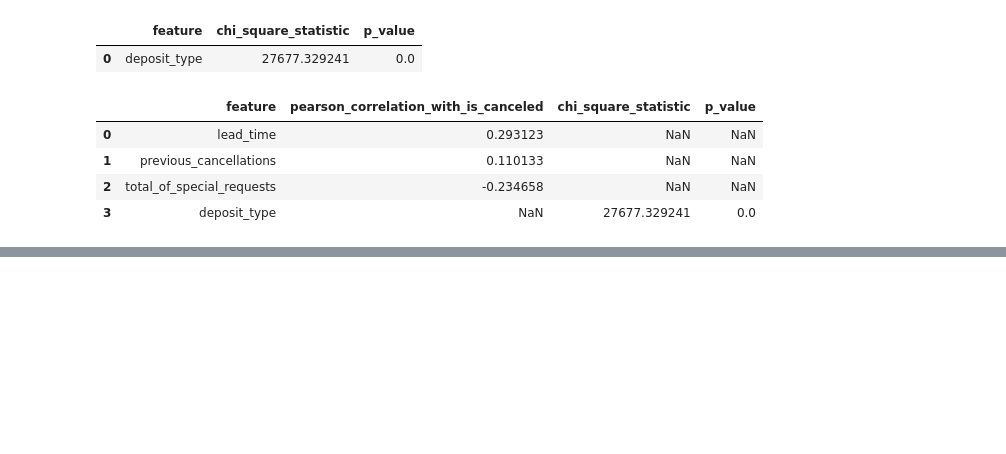
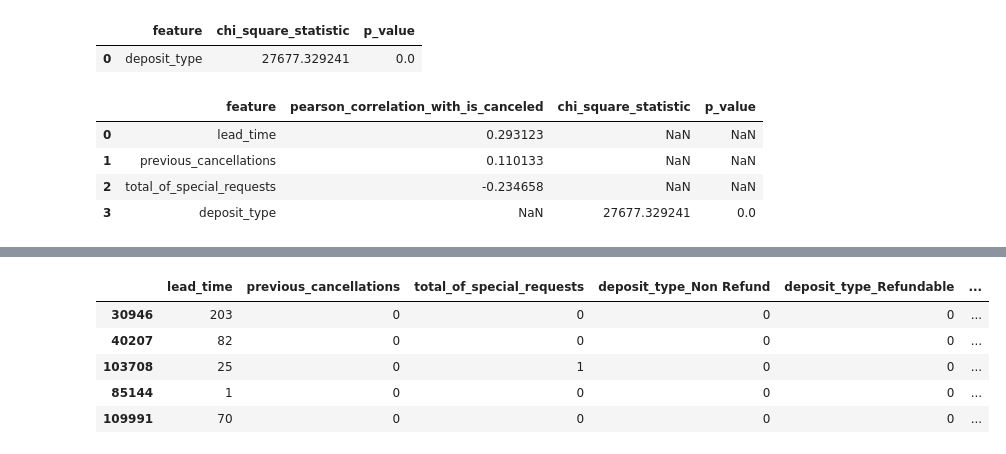
Before and after one commit to huntersarkis/hotel-booking-cancellation, a Jupyter notebook: notebooks/hotel_cancellation.ipynb, the cells around one changed output, grey strips where cells are left out. Drawn from its saved outputs; the diff is of its cells as text; code cells hidden in the pictures; blank space fills up the shorter version.

```diff
--- a/notebooks/hotel_cancellation.ipynb
+++ b/notebooks/hotel_cancellation.ipynb
@@ -216,0 +282,14 @@ bivariate_results.to_excel("../excel/hotel_bivariate_statistics.xlsx", index=Fal
+# %%
+# Convert boolean columns to integers
+bool_cols = model_df.select_dtypes(include="bool").columns
+model_df[bool_cols] = model_df[bool_cols].astype(int)
+
+# Define features and target
+X = model_df.drop("is_canceled", axis=1)
+y = model_df["is_canceled"]
+
+print("Feature columns:")
+print(X.columns.tolist())
+
+print("\nTarget distribution:")
+print(y.value_counts())
@@ -216,0 +440,22 @@ bivariate_results.to_excel("../excel/hotel_bivariate_statistics.xlsx", index=Fal
+# %%
+# Final model from grid search
+final_model = grid_search.best_estimator_
+
+# Take a small sample of bookings
+sample_bookings = X.sample(5, random_state=42)
+
+# Generate predictions
+predictions = final_model.predict(sample_bookings)
+
+# Combine results for viewing
+prediction_results = sample_bookings.copy()
+prediction_results["predicted_cancellation"] = predictions
+
+prediction_results
+# %% [output]
+|  | lead_time | previous_cancellations | total_of_special_requests | deposit_type_Non Refund | deposit_type_Refundable | ... |
+| 30946 | 203 | 0 | 0 | 0 | 0 | ... |
+| 40207 | 82 | 0 | 0 | 0 | 0 | ... |
+| 103708 | 25 | 0 | 1 | 0 | 0 | ... |
+| 85144 | 1 | 0 | 0 | 0 | 0 | ... |
+| 109991 | 70 | 0 | 0 | 0 | 0 | ... |
```
Also changed, not shown: parts of 19 cells of this notebook.
